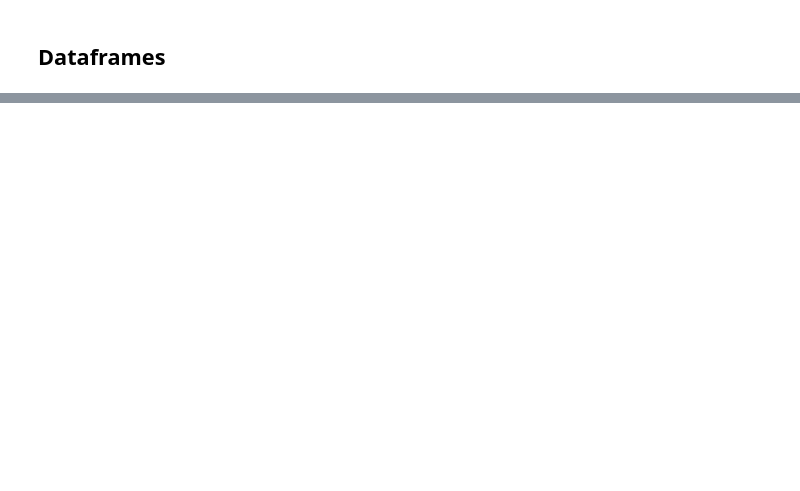
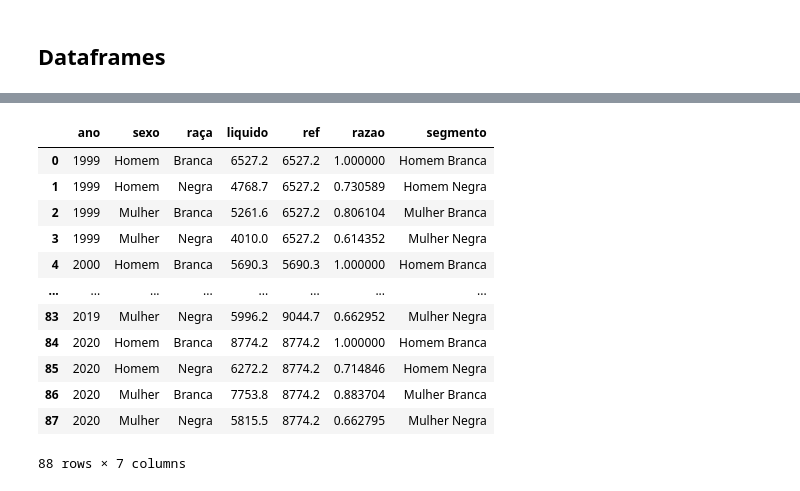
Before and after one commit to tecMTST/tutorial-de-dados, a Jupyter notebook: 03_introducao-basica/40_introducao-ao-pandas.ipynb, the cells around one changed output, grey strips where cells are left out. Drawn from its saved outputs; the diff is of its cells as text; code cells hidden in the pictures; blank space fills up the shorter version.

```diff
--- a/03_introducao-basica/40_introducao-ao-pandas.ipynb
+++ b/03_introducao-basica/40_introducao-ao-pandas.ipynb
@@ -375,0 +511,6 @@ pl.show()
+# %%
+# Carrega dados de um arquivo CSV:
+salario_df = pd.read_csv('../90_dados/servidores_federais/servidores-executivo-federal_remuneracao-liquida_1999-2020.csv')
+
+# Visualizando o DataFrame. Se ele tiver muitas linhas, são mostradas apenas as primeiras e as últimas:
+salario_df
@@ -375,0 +754,23 @@ pl.show()
+# %%
+# Cálculo da fração entre a remuneração média do segmento e a remuneração de referência:
+aprimorada_df['razao'] = aprimorada_df['liquido'] / aprimorada_df['ref']
+
+# Cria nome completo do segmento:
+aprimorada_df['segmento'] = aprimorada_df['sexo'] + ' ' + aprimorada_df['raça']
+
+# Visualização:
+aprimorada_df
+# %% [output]
+|  | ano | sexo | raça | liquido | ref | razao | segmento |
+| 0 | 1999 | Homem | Branca | 6527.2 | 6527.2 | 1.000000 | Homem Branca |
+| 1 | 1999 | Homem | Negra | 4768.7 | 6527.2 | 0.730589 | Homem Negra |
+| 2 | 1999 | Mulher | Branca | 5261.6 | 6527.2 | 0.806104 | Mulher Branca |
+| 3 | 1999 | Mulher | Negra | 4010.0 | 6527.2 | 0.614352 | Mulher Negra |
+| 4 | 2000 | Homem | Branca | 5690.3 | 5690.3 | 1.000000 | Homem Branca |
+| ... | ... | ... | ... | ... | ... | ... | ... |
+| 83 | 2019 | Mulher | Negra | 5996.2 | 9044.7 | 0.662952 | Mulher Negra |
+| 84 | 2020 | Homem | Branca | 8774.2 | 8774.2 | 1.000000 | Homem Branca |
+| 85 | 2020 | Homem | Negra | 6272.2 | 8774.2 | 0.714846 | Homem Negra |
+| 86 | 2020 | Mulher | Branca | 7753.8 | 8774.2 | 0.883704 | Mulher Branca |
+| 87 | 2020 | Mulher | Negra | 5815.5 | 8774.2 | 0.662795 | Mulher Negra |
+88 rows × 7 columns
```
Also changed, not shown: parts of 65 cells of this notebook, 3 other files.
